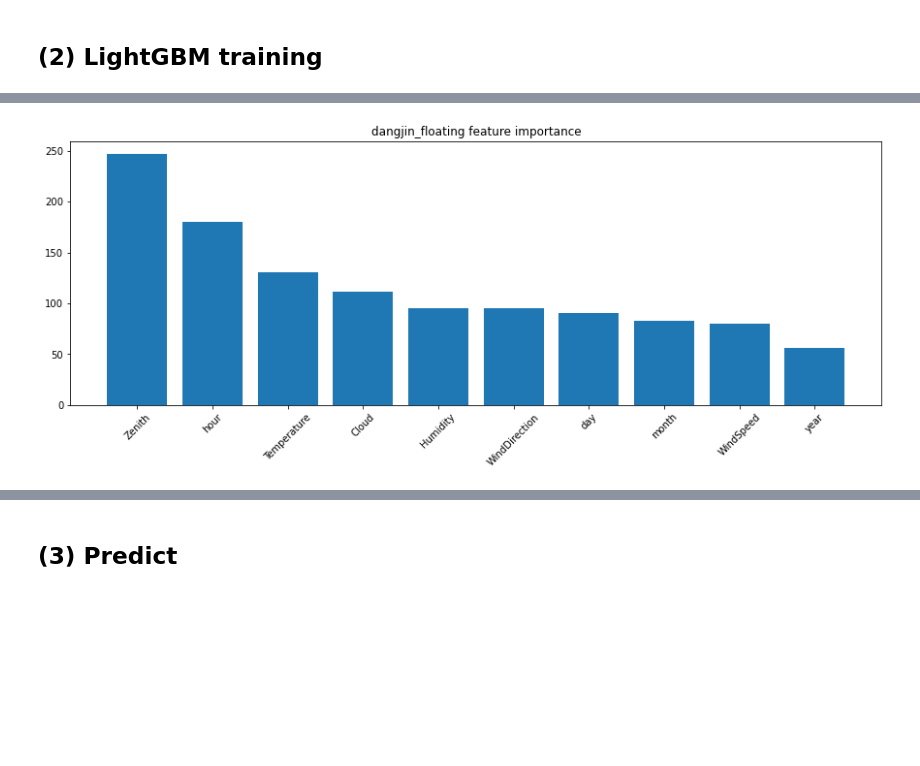
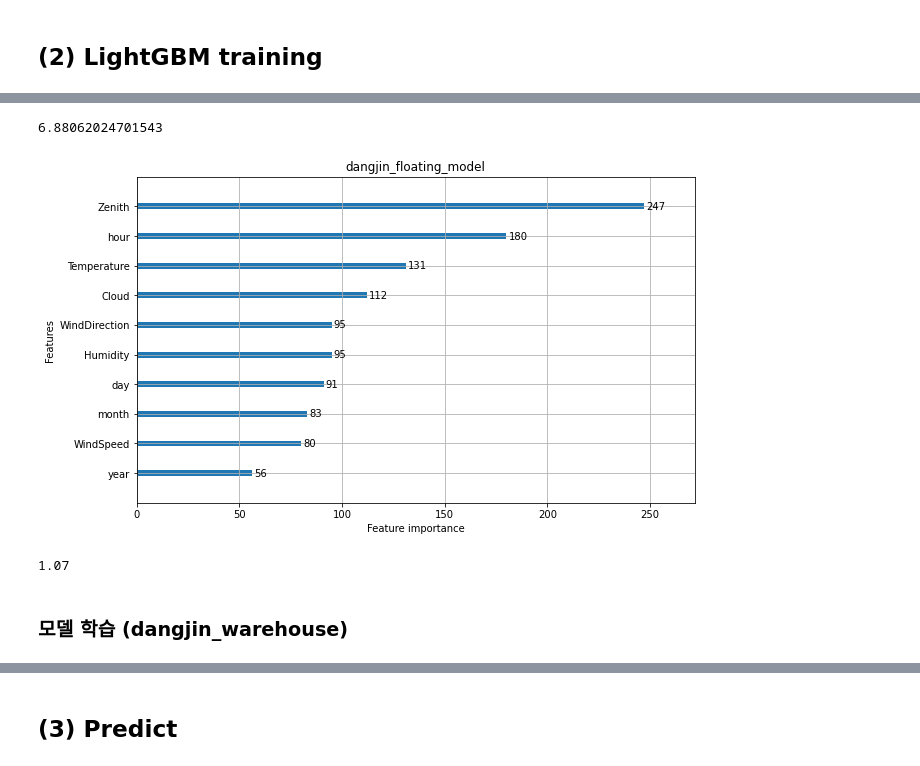
Before and after one commit to kimjh0107/Predict-solar-power-generation, a Jupyter notebook: 0502.ipynb, the cells around one changed output, grey strips where cells are left out. Saved outputs shown, nothing was run; the diff lists cells and outputs as text; code cells hidden in the pictures; blank space fills up the shorter version.

```diff
--- a/0502.ipynb
+++ b/0502.ipynb
@@ -665,7 +626,7 @@ r2_score(ulsan_distance_test_true, ulsan_distance_test_pred) # 예측을 잘 했
 # %% [markdown]
 ### 관측한 태양거리를 Train 데이터,  예측한 태양거리를 Val, Test 데이터에 삽입
 # %%
-dangjin_fcst_4 = pd.merge(dangjin_fcst_3, dangjin_distance[['time', 'D_s2']], on='time', how='inner')
+dangjin_fcst_4 = pd.merge(dangjin_fcst_3, dangjin_distance[['time', 'Distance']], on='time', how='inner')
 ulsan_fcst_4 = pd.merge(ulsan_fcst_3, dangjin_distance[['time', 'Distance']], on='time', how='inner')
 ulsan_fcst_4
 # %% [output]
@@ -784,3 +809,8 @@ ulsan_fcst_5['Zenith'][test_idx] = ulsan_fcst_5[(ulsan_fcst_5['time']>='2020-02-
+# %%
+dangjin_floating_df = dangjin_fcst_5.drop(['Distance'], axis=1)
+dangjin_warehouse_df = dangjin_fcst_5.drop(['Distance'], axis=1)
+dangjin_df = dangjin_fcst_5.copy()
+ulsan_df =ulsan_fcst_5.drop(['Zenith'], axis=1)
 # %% [markdown]
 # 6. Model training
 # %% [markdown]
@@ -839,9 +869,9 @@ def make_train_val(feature_df, target_df, location):
 
     return train_x, train_y, val_x, val_y, test_x
 # %%
-train_x1, train_y1, val_x1, val_y1, test_x1 = make_train_val_dropzero(dangjin_fcst_5, new_energy, 'dangjin_floating')
-train_x2, train_y2, val_x2, val_y2, test_x2 = make_train_val_dropzero(dangjin_fcst_5, new_energy, 'dangjin_warehouse')
-train_x3, train_y3, val_x3, val_y3, test_x3 = make_train_val_dropzero(dangjin_fcst_5, new_energy, 'dangjin')
-train_x4, train_y4, val_x4, val_y4, test_x4 = make_train_val_dropzero(ulsan_fcst_5, new_energy, 'ulsan')
+train_x1, train_y1, val_x1, val_y1, test_x1 = make_train_val_dropzero(dangjin_floating_df, new_energy, 'dangjin_floating')
+train_x2, train_y2, val_x2, val_y2, test_x2 = make_train_val_dropzero(dangjin_warehouse_df, new_energy, 'dangjin_warehouse')
+train_x3, train_y3, val_x3, val_y3, test_x3 = make_train_val_dropzero(dangjin_df, new_energy, 'dangjin')
+train_x4, train_y4, val_x4, val_y4, test_x4 = make_train_val_dropzero(ulsan_df, new_energy, 'ulsan')
 # %% [markdown]
 ## (2) LightGBM training
@@ -871,8 +913,21 @@ def sola_nmae(answer, pred):
 # %%
-train_dataset = lgb.Dataset(train_x1.drop(['D_s2'], axis=1), train_y1)
-val_dataset = lgb.Dataset(val_x1.drop(['D_s2'], axis=1), val_y1)
+train_dataset = lgb.Dataset(train_x1, train_y1)
+val_dataset = lgb.Dataset(val_x1, val_y1)
 capacity = 1000
 params1 = {'learning_rate': 0.09, 'objective': 'regression', 'metric':'logloss', 'seed':42}
+# params1 = {'learning_rate': 0.01,
+#            'objective': 'regression',
+#            'metric':'logloss',
+#            'seed': 42,
+#            'max_depth': 7,
+#            'min_data_in_leaf': 15,
+#            'lambda': 0.6,
+#            'bagging_fraction': 0.8,
+#            'bagging_freq ': 0.8,
+#            'feature_fraction': 0.8,
+#            'lambda_l1' : 0.7,
+#            'lambda_l2' : 0.5,
+#            'boosting':'gbdt'}
 dangjin_floating_model = lgb.train(params1, train_dataset, 10000, val_dataset, feval=nmae_10,
-                                   verbose_eval=200, early_stopping_rounds=200)
+                                   verbose_eval=100, early_stopping_rounds=200)
 # %% [output]
@@ -941,15 +945,19 @@ KeyboardInterrupt:
-# %%
-feature_importance = pd.DataFrame([val_x1.drop(['D_s2'], axis=1).columns, dangjin_floating_model.feature_importance()]).T
-feature_importance.columns = ['feature', 'importance']
-fi = feature_importance.sort_values(by=['importance'], ascending=False)
-
-fig, ax = plt.subplots(figsize=(15,5))
-ax.bar(fi['feature'], fi['importance'])
-ax.set_title('dangjin_floating feature importance')
-plt.xticks(rotation=45)
-plt.show()
-# %% [output]
-[figure, removed]
+# %%
+sola_nmae(val_y1.values.reshape(-1),
+          dangjin_floating_model.predict(val_x1)*weight(dangjin_floating_model, 1000, val_x1, val_y1), 1000)
+# %% [output]
+6.88062024701543
+# %%
+plot_importance(dangjin_floating_model, figsize=(10, 6), title='dangjin_floating_model');
+# %% [output]
+[figure, added]
+# %%
+dangjin_floating_weight = weight(dangjin_floating_model, 1000, val_x1, val_y1)
+dangjin_floating_weight
+# %% [output]
+1.07
+# %% [markdown]
+### 모델 학습 (dangjin_warehouse)
 # %%
 train_dataset = lgb.Dataset(train_x2, train_y2)
 val_dataset = lgb.Dataset(val_x2, val_y2)
```
Also changed, not shown: parts of 54 cells of this notebook, 2 other files.
